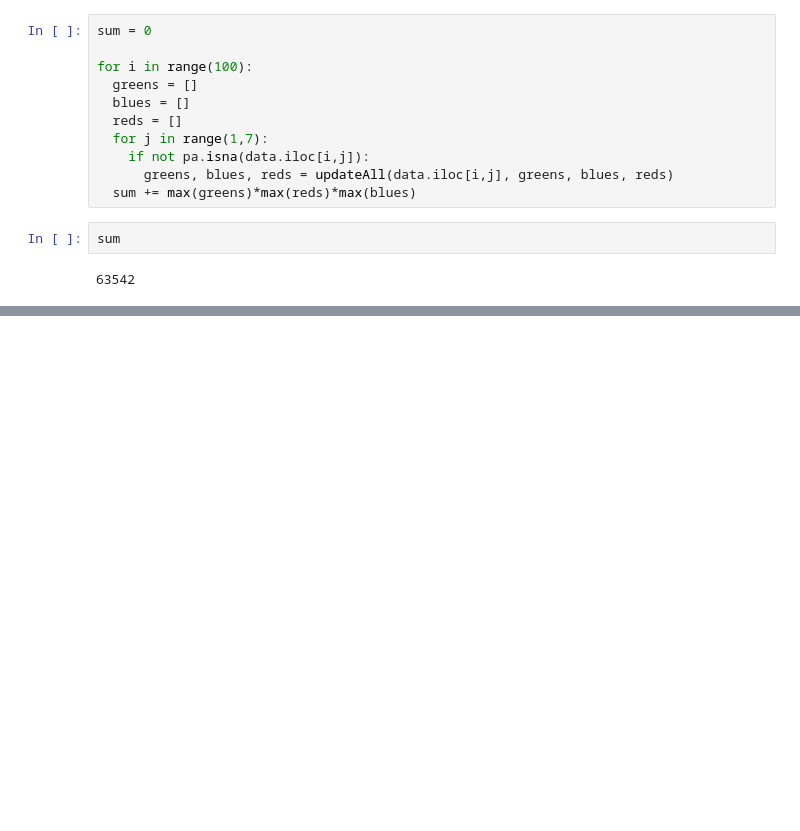
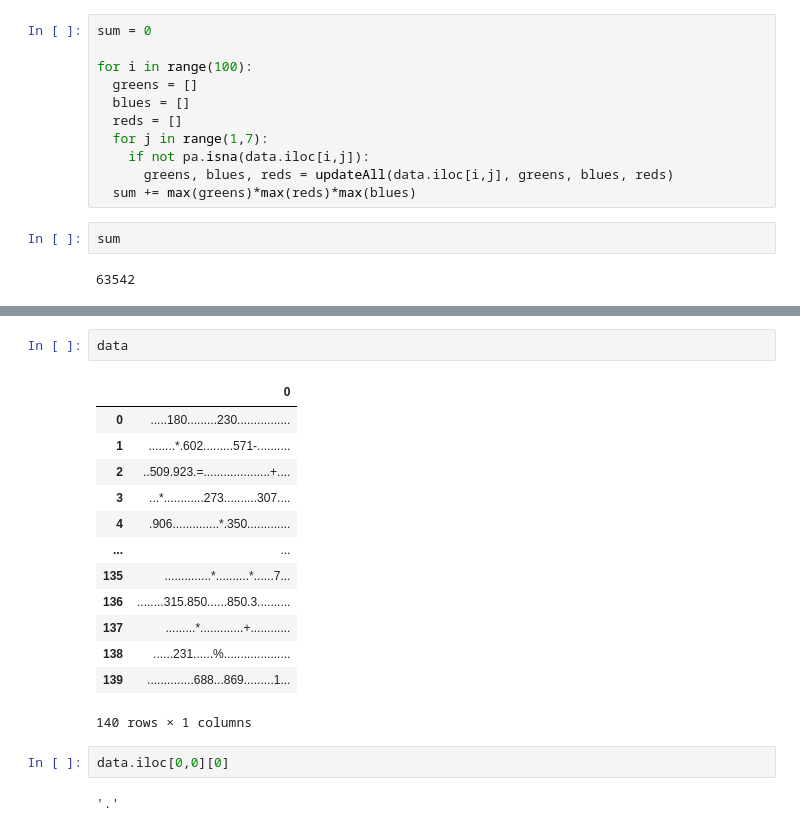
Before and after one commit to nurfnick/AdventOfCode2023, a Jupyter notebook: PythonCode.ipynb, the cells around one changed output, grey strips where cells are left out. Cells and saved outputs as stored; diff of their text form; blank space fills up the shorter version.

```diff
--- a/PythonCode.ipynb
+++ b/PythonCode.ipynb
@@ -370,0 +369,20 @@ HTTPError: ignored
+# %%
+data
+# %% [output]
+|  | 0 |
+| 0 | .....180.........230................ |
+| 1 | ........*.602.........571-.......... |
+| 2 | ..509.923.=....................+.... |
+| 3 | ...*............273..........307.... |
+| 4 | .906..............*.350............. |
+| ... | ... |
+| 135 | ..............*..........*......7... |
+| 136 | ........315.850......850.3.......... |
+| 137 | .........*.............+............ |
+| 138 | ......231......%.................... |
+| 139 | ..............688...869.........1... |
+140 rows × 1 columns
+# %%
+data.iloc[0,0][0]
+# %% [output]
+'.'
```
Also changed, not shown: parts of 30 cells of this notebook.
